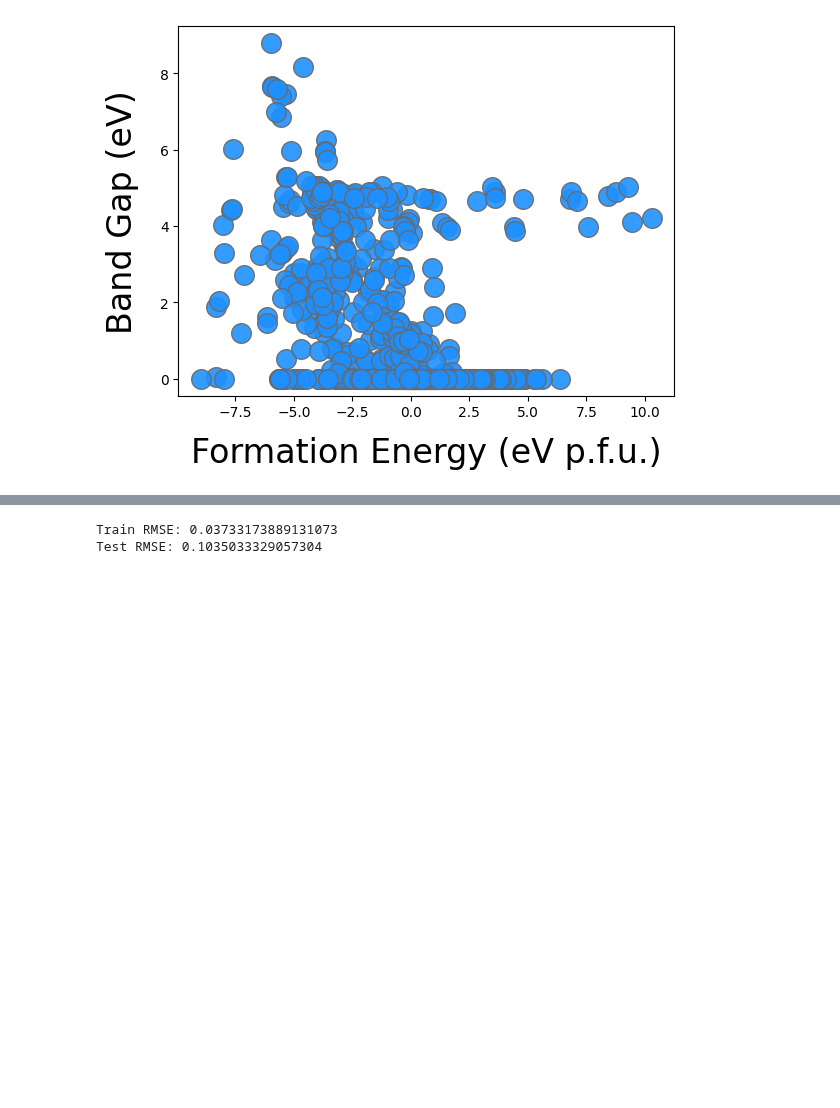
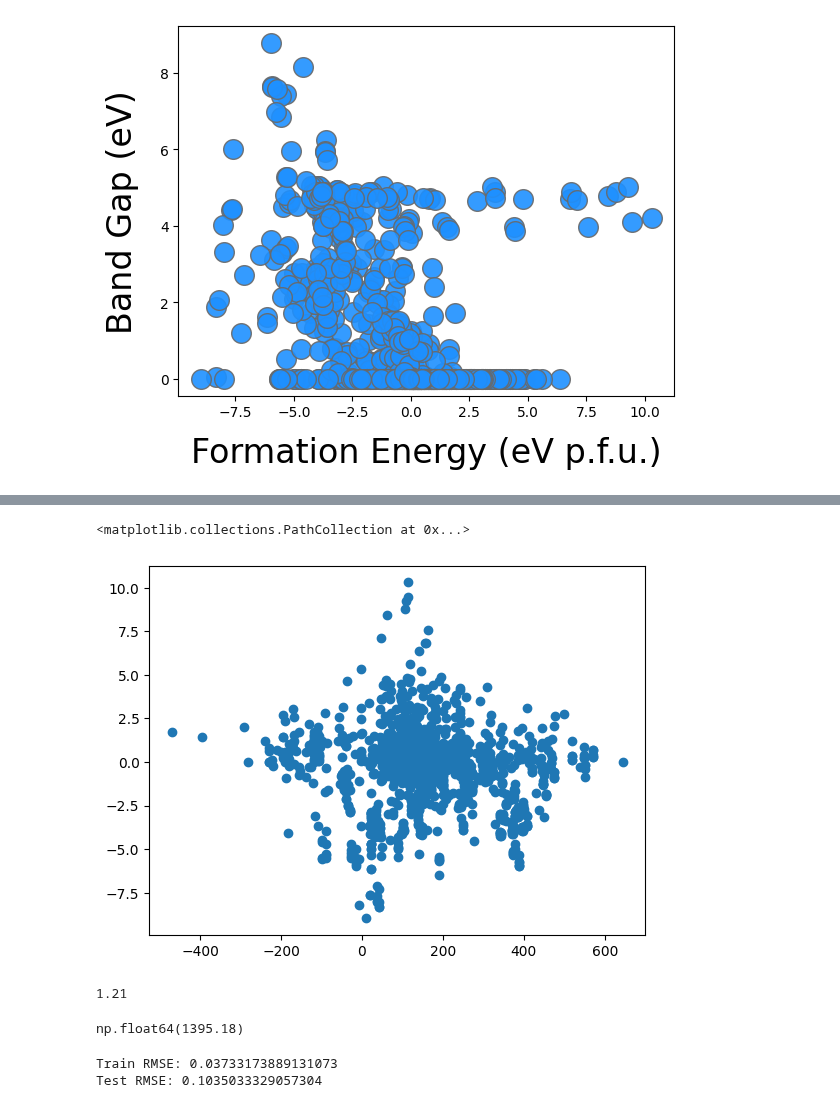
Before and after one commit to mannodiarun/MSE570, a Jupyter notebook: hw6.ipynb, the cells around one changed output, grey strips where cells are left out. Saved outputs shown, nothing was run; the diff lists cells and outputs as text; code cells hidden in the pictures; blank space fills up the shorter version.

```diff
--- a/hw6.ipynb
+++ b/hw6.ipynb
@@ -208,3 +278,20 @@ Text(0, 0.5, 'Band Gap (eV)')
+# %%
+X = [0.0]*len(training_data)
+for i in range(len(training_data)):
+  X[i] = Desc_all[i][4]
+
+plt.scatter(X, Form)
+# %% [output]
+<matplotlib.collections.PathCollection at 0x...>
+[figure, added]
+# %%
+float(Form[i])
+# %% [output]
+1.21
+# %%
+Desc_all[100][1]
+# %% [output]
+np.float64(1395.18)
 # %%
 ## Task 3, Pearson Correlation Coefficients ##
 # %%
```
Also changed, not shown: parts of 3 cells of this notebook.
